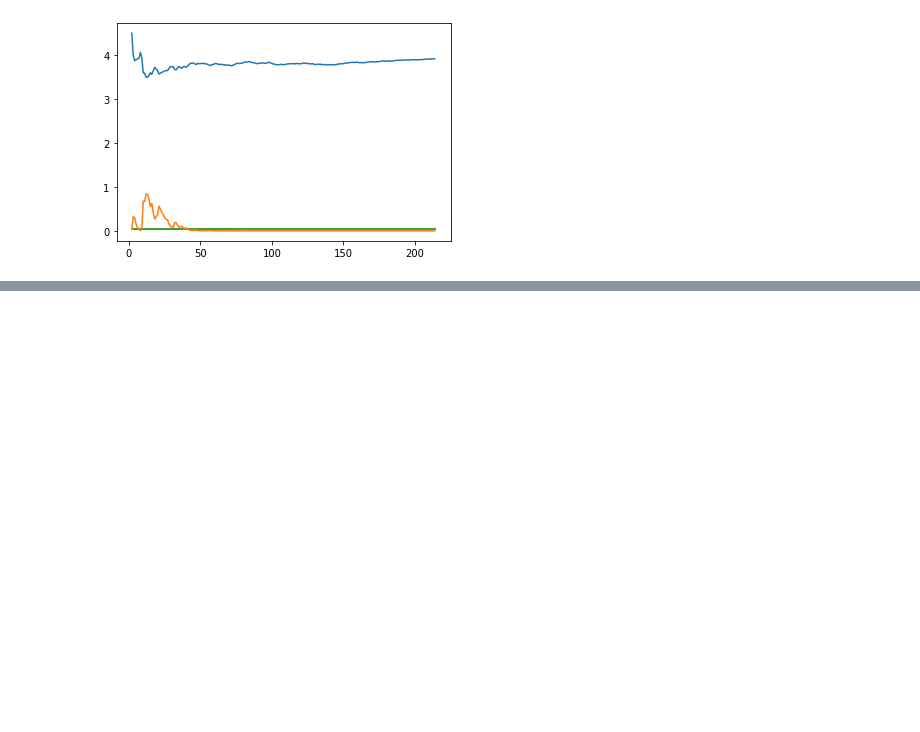
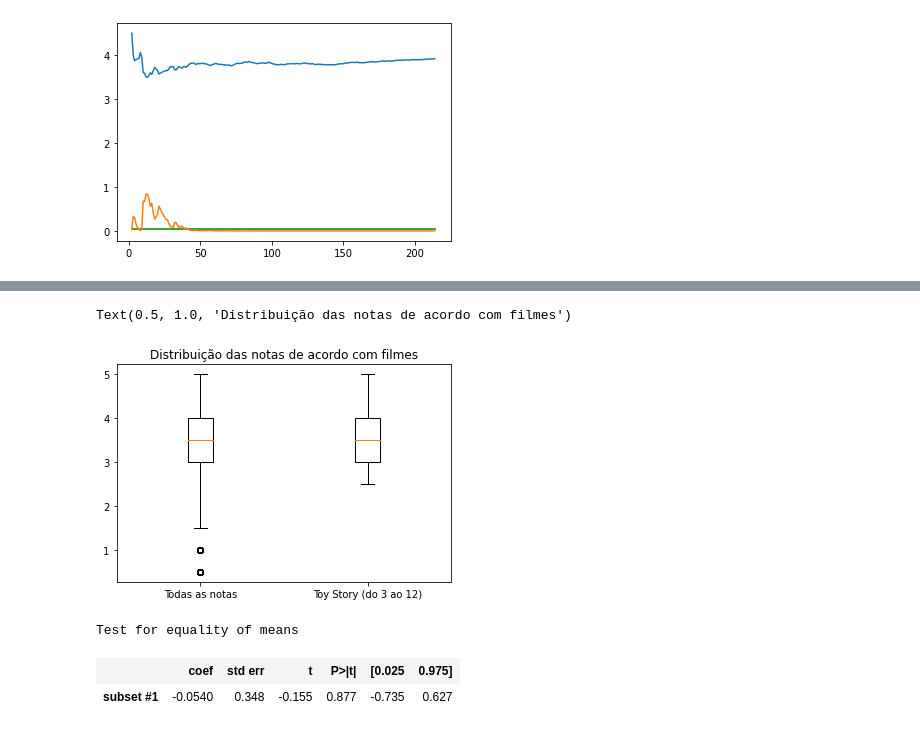
Before and after one commit to Gleis0nLemos/Testes_Estatisticos_com_Python, a Jupyter notebook: Testes_Estatisticos.ipynb, the cells around one changed output, grey strips where cells are left out. Saved outputs shown, nothing was run; the diff lists cells and outputs as text; code cells hidden in the pictures; blank space fills up the shorter version.

```diff
--- a/Testes_Estatisticos.ipynb
+++ b/Testes_Estatisticos.ipynb
@@ -330,0 +374,18 @@ plt.hlines(y = 0.05, xmin = 2, xmax = len(temp), colors = 'g') #margem p_value =
+# %%
+import matplotlib.pyplot as plt
+
+plt.boxplot([notas.rating, notas1[3:12].rating], labels=["Todas as notas", "Toy Story (do 3 ao 12)"])
+plt.title("Distribuição das notas de acordo com filmes")
+# %% [output]
+Text(0.5, 1.0, 'Distribuição das notas de acordo com filmes')
+[figure, added]
+# %%
+descr_todas_as_notas = DescrStatsW(notas.rating)
+descr_toystory = DescrStatsW(notas1[3:12].rating)
+comparacao = descr_todas_as_notas.get_compare(descr_toystory)
+
+comparacao.summary(use_t=True)
+# %% [output]
+Test for equality of means
+|  | coef | std err | t | P>|t| | [0.025 | 0.975] |
+| subset #1 | -0.0540 | 0.348 | -0.155 | 0.877 | -0.735 | 0.627 |
```
Also changed, not shown: parts of 6 cells of this notebook, 1 other file.
